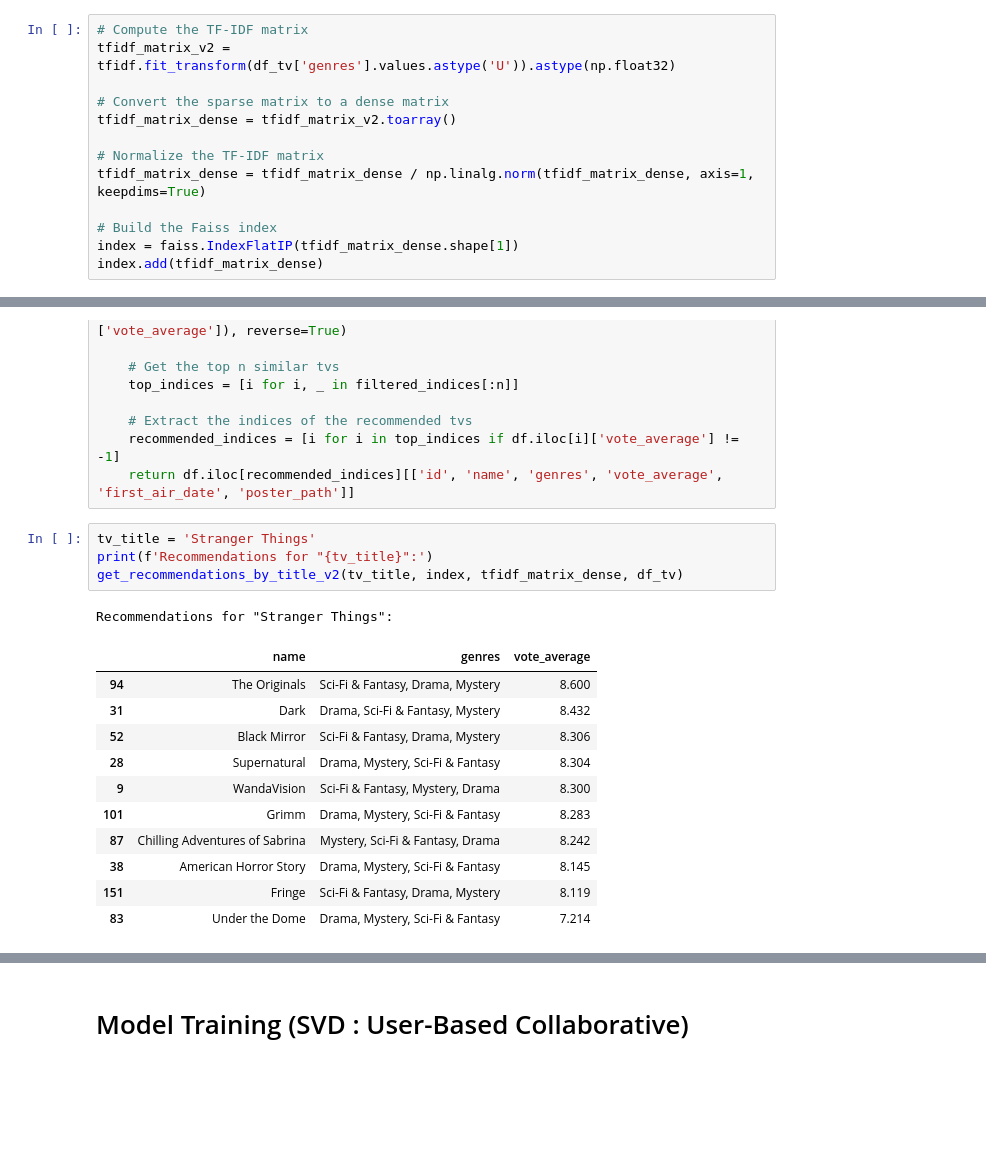
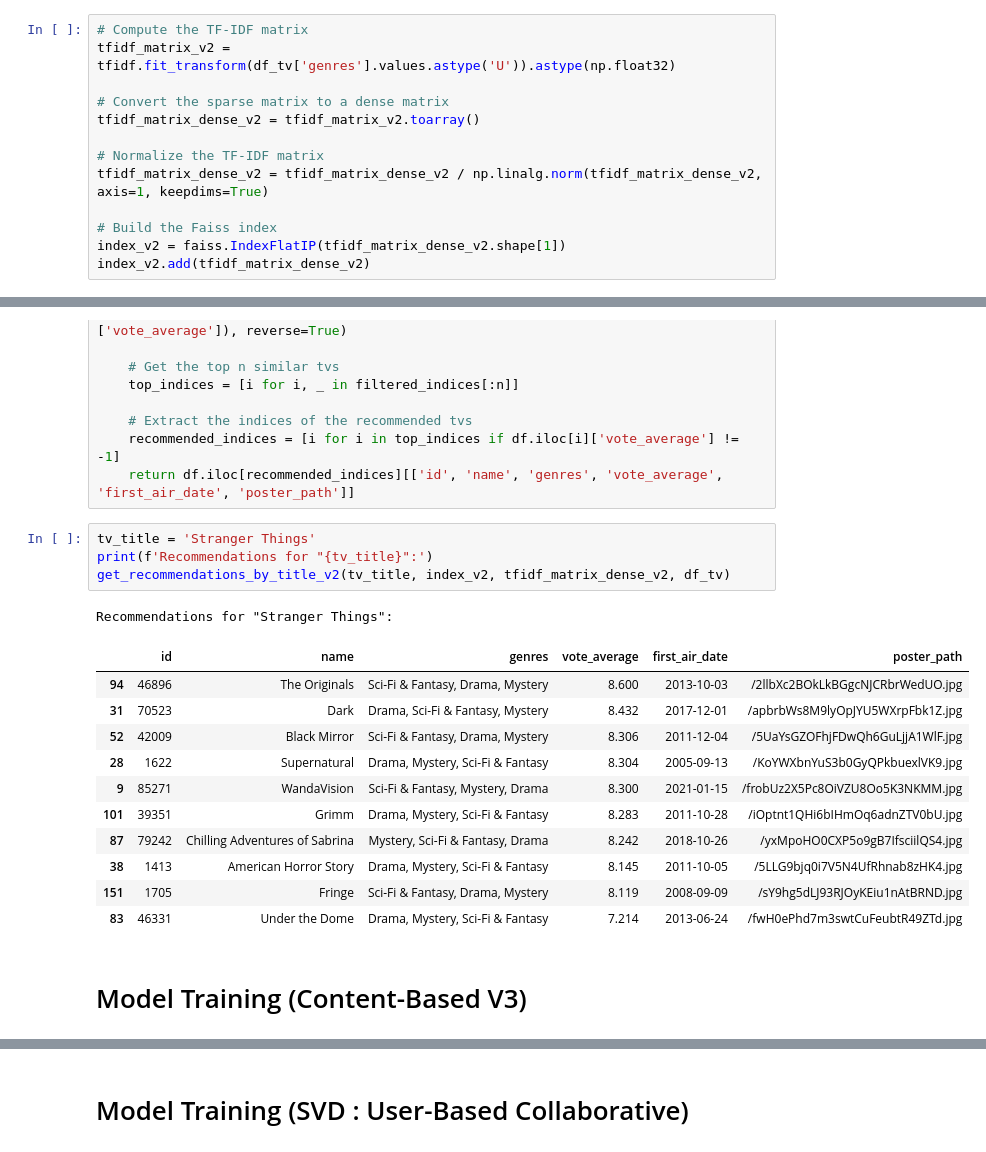
Before and after one commit to SStepz/TheWatcher, a Jupyter notebook: Recommendations/TVRS.ipynb, the cells around one changed output, grey strips where cells are left out. Cells and saved outputs as stored; diff of their text form; blank space fills up the shorter version.

```diff
--- a/Recommendations/TVRS.ipynb
+++ b/Recommendations/TVRS.ipynb
@@ -230,14 +230,14 @@ Recommendations for "Stranger Things":
 tfidf_matrix_v2 = tfidf.fit_transform(df_tv['genres'].values.astype('U')).astype(np.float32)
 
 # Convert the sparse matrix to a dense matrix
-tfidf_matrix_dense = tfidf_matrix_v2.toarray()
+tfidf_matrix_dense_v2 = tfidf_matrix_v2.toarray()
 
 # Normalize the TF-IDF matrix
-tfidf_matrix_dense = tfidf_matrix_dense / np.linalg.norm(tfidf_matrix_dense, axis=1, keepdims=True)
+tfidf_matrix_dense_v2 = tfidf_matrix_dense_v2 / np.linalg.norm(tfidf_matrix_dense_v2, axis=1, keepdims=True)
 
 # Build the Faiss index
-index = faiss.IndexFlatIP(tfidf_matrix_dense.shape[1])
-index.add(tfidf_matrix_dense)
+index_v2 = faiss.IndexFlatIP(tfidf_matrix_dense_v2.shape[1])
+index_v2.add(tfidf_matrix_dense_v2)
 # %% [markdown]
 # Content-Based Recommendation V2
 # %%
@@ -267,17 +267,19 @@ def get_recommendations_by_title_v2(title, index, matrix, df, n=10):
 # %%
 tv_title = 'Stranger Things'
 print(f'Recommendations for "{tv_title}":')
-get_recommendations_by_title_v2(tv_title, index, tfidf_matrix_dense, df_tv)
+get_recommendations_by_title_v2(tv_title, index_v2, tfidf_matrix_dense_v2, df_tv)
 # %% [output]
 Recommendations for "Stranger Things":
-|  | name | genres | vote_average |
-| 94 | The Originals | Sci-Fi & Fantasy, Drama, Mystery | 8.600 |
-| 31 | Dark | Drama, Sci-Fi & Fantasy, Mystery | 8.432 |
-| 52 | Black Mirror | Sci-Fi & Fantasy, Drama, Mystery | 8.306 |
-| 28 | Supernatural | Drama, Mystery, Sci-Fi & Fantasy | 8.304 |
-| 9 | WandaVision | Sci-Fi & Fantasy, Mystery, Drama | 8.300 |
-| 101 | Grimm | Drama, Mystery, Sci-Fi & Fantasy | 8.283 |
-| 87 | Chilling Adventures of Sabrina | Mystery, Sci-Fi & Fantasy, Drama | 8.242 |
-| 38 | American Horror Story | Drama, Mystery, Sci-Fi & Fantasy | 8.145 |
-| 151 | Fringe | Sci-Fi & Fantasy, Drama, Mystery | 8.119 |
-| 83 | Under the Dome | Drama, Mystery, Sci-Fi & Fantasy | 7.214 |
+|  | id | name | genres | vote_average | first_air_date | poster_path |
+| 94 | 46896 | The Originals | Sci-Fi & Fantasy, Drama, Mystery | 8.600 | 2013-10-03 | /2llbXc2BOkLkBGgcNJCRbrWedUO.jpg |
+| 31 | 70523 | Dark | Drama, Sci-Fi & Fantasy, Mystery | 8.432 | 2017-12-01 | /apbrbWs8M9lyOpJYU5WXrpFbk1Z.jpg |
+| 52 | 42009 | Black Mirror | Sci-Fi & Fantasy, Drama, Mystery | 8.306 | 2011-12-04 | /5UaYsGZOFhjFDwQh6GuLjjA1WlF.jpg |
+| 28 | 1622 | Supernatural | Drama, Mystery, Sci-Fi & Fantasy | 8.304 | 2005-09-13 | /KoYWXbnYuS3b0GyQPkbuexlVK9.jpg |
+| 9 | 85271 | WandaVision | Sci-Fi & Fantasy, Mystery, Drama | 8.300 | 2021-01-15 | /frobUz2X5Pc8OiVZU8Oo5K3NKMM.jpg |
+| 101 | 39351 | Grimm | Drama, Mystery, Sci-Fi & Fantasy | 8.283 | 2011-10-28 | /iOptnt1QHi6bIHmOq6adnZTV0bU.jpg |
+| 87 | 79242 | Chilling Adventures of Sabrina | Mystery, Sci-Fi & Fantasy, Drama | 8.242 | 2018-10-26 | /yxMpoHO0CXP5o9gB7IfsciilQS4.jpg |
+| 38 | 1413 | American Horror Story | Drama, Mystery, Sci-Fi & Fantasy | 8.145 | 2011-10-05 | /5LLG9bjq0i7V5N4UfRhnab8zHK4.jpg |
+| 151 | 1705 | Fringe | Sci-Fi & Fantasy, Drama, Mystery | 8.119 | 2008-09-09 | /sY9hg5dLJ93RJOyKEiu1nAtBRND.jpg |
+| 83 | 46331 | Under the Dome | Drama, Mystery, Sci-Fi & Fantasy | 7.214 | 2013-06-24 | /fwH0ePhd7m3swtCuFeubtR49ZTd.jpg |
+# %% [markdown]
+# Model Training (Content-Based V3)
```
Also changed, not shown: parts of 7 cells of this notebook, 5 other files.
